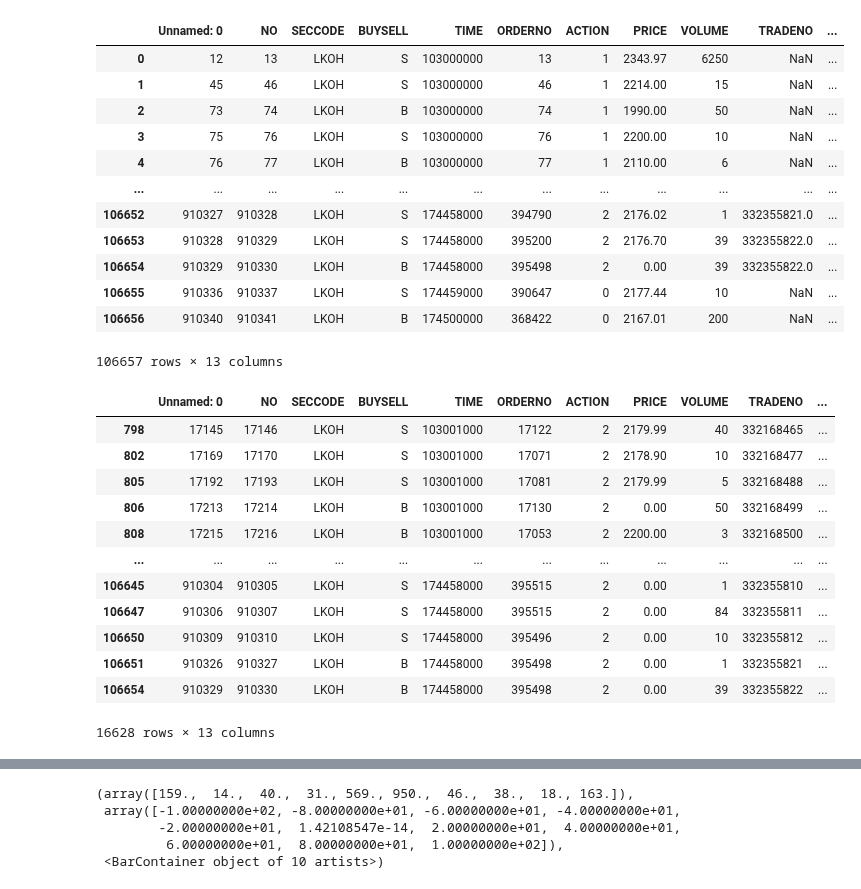
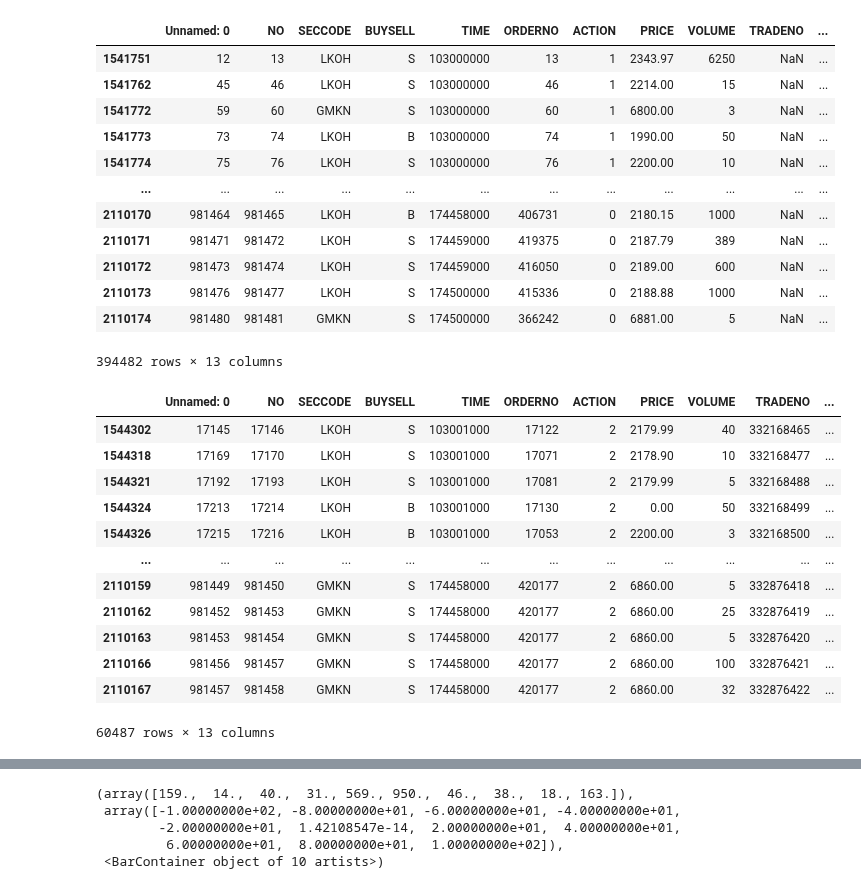
Before and after one commit to leonid-tkach/order-book-plot-find, a Jupyter notebook: OBPlots_Attributes.ipynb, the cells around one changed output, grey strips where cells are left out. Drawn from its saved outputs; the diff is of its cells as text; code cells hidden in the pictures.

Commit message:
filter with .isin

```diff
--- a/OBPlots_Attributes.ipynb
+++ b/OBPlots_Attributes.ipynb
@@ -14,26 +14,33 @@ import matplotlib.pyplot as plt
 # OrderBookPlots2002_df[(OrderBookPlots2002_df.PRICE != OrderBookPlots2002_df.TRADEPRICE) &
 #                  pd.notnull(OrderBookPlots2002_df.TRADEPRICE)]
 # %%
-OrderBookPlots2007_df = pd.read_csv('./resources/for_pres/raw_2_OBPlots_df.csv')
+# OrderBookPlots2007_df = pd.read_csv('./resources/for_pres/raw_2_OBPlots_df.csv')
+OrderBookPlots2007_df = pd.read_csv('./resources/LKOH_SBER_GMKN_2007_10.csv')
+OrderBookPlots2007_df = OrderBookPlots2007_df[(OrderBookPlots2007_df.SECCODE.isin(['LKOH', 'GMKN']))
+                                               & (OrderBookPlots2007_df.DATE.isin(['2007-10-08', '2007-10-09']))]
+# OrderBookPlots2007_df = OrderBookPlots2007_df.loc[((OrderBookPlots2007_df.SECCODE == 'LKOH') |
+#                                                   (OrderBookPlots2007_df.SECCODE == 'GMKN')) &
+#                                                  ((OrderBookPlots2007_df.DATE == '2007-10-08') |
+#                                                  (OrderBookPlots2007_df.DATE == '2007-10-09'))]
 # OrderBookPlots2007_df = pd.read_csv('./resources/LKOH_SBER_GMKN_2007_10.csv')
 # OrderBookPlots2007_df = OrderBookPlots2007_df[(OrderBookPlots2007_df.SECCODE == 'LKOH') &
 #                                               (OrderBookPlots2007_df.DATE == '2007-10-08')]
 # OrderBookPlots2007_df = OrderBookPlots2007_df[OrderBookPlots2007_df.DATE.isin(['2007-10-01', '2007-10-02'])]
 OrderBookPlots2007_df
 # %% [output]
 |  | Unnamed: 0 | NO | SECCODE | BUYSELL | TIME | ORDERNO | ACTION | PRICE | VOLUME | TRADENO | ... |
-| 0 | 12 | 13 | LKOH | S | 103000000 | 13 | 1 | 2343.97 | 6250 | NaN | ... |
-| 1 | 45 | 46 | LKOH | S | 103000000 | 46 | 1 | 2214.00 | 15 | NaN | ... |
-| 2 | 73 | 74 | LKOH | B | 103000000 | 74 | 1 | 1990.00 | 50 | NaN | ... |
-| 3 | 75 | 76 | LKOH | S | 103000000 | 76 | 1 | 2200.00 | 10 | NaN | ... |
-| 4 | 76 | 77 | LKOH | B | 103000000 | 77 | 1 | 2110.00 | 6 | NaN | ... |
+| 1541751 | 12 | 13 | LKOH | S | 103000000 | 13 | 1 | 2343.97 | 6250 | NaN | ... |
+| 1541762 | 45 | 46 | LKOH | S | 103000000 | 46 | 1 | 2214.00 | 15 | NaN | ... |
+| 1541772 | 59 | 60 | GMKN | S | 103000000 | 60 | 1 | 6800.00 | 3 | NaN | ... |
+| 1541773 | 73 | 74 | LKOH | B | 103000000 | 74 | 1 | 1990.00 | 50 | NaN | ... |
+| 1541774 | 75 | 76 | LKOH | S | 103000000 | 76 | 1 | 2200.00 | 10 | NaN | ... |
 | ... | ... | ... | ... | ... | ... | ... | ... | ... | ... | ... | ... |
-| 106652 | 910327 | 910328 | LKOH | S | 174458000 | 394790 | 2 | 2176.02 | 1 | 332355821.0 | ... |
-| 106653 | 910328 | 910329 | LKOH | S | 174458000 | 395200 | 2 | 2176.70 | 39 | 332355822.0 | ... |
-| 106654 | 910329 | 910330 | LKOH | B | 174458000 | 395498 | 2 | 0.00 | 39 | 332355822.0 | ... |
-| 106655 | 910336 | 910337 | LKOH | S | 174459000 | 390647 | 0 | 2177.44 | 10 | NaN | ... |
-| 106656 | 910340 | 910341 | LKOH | B | 174500000 | 368422 | 0 | 2167.01 | 200 | NaN | ... |
+| 2110170 | 981464 | 981465 | LKOH | B | 174458000 | 406731 | 0 | 2180.15 | 1000 | NaN | ... |
+| 2110171 | 981471 | 981472 | LKOH | S | 174459000 | 419375 | 0 | 2187.79 | 389 | NaN | ... |
+| 2110172 | 981473 | 981474 | LKOH | S | 174459000 | 416050 | 0 | 2189.00 | 600 | NaN | ... |
+| 2110173 | 981476 | 981477 | LKOH | S | 174500000 | 415336 | 0 | 2188.88 | 1000 | NaN | ... |
+| 2110174 | 981480 | 981481 | GMKN | S | 174500000 | 366242 | 0 | 6881.00 | 5 | NaN | ... |
-106657 rows × 13 columns
+394482 rows × 13 columns
 # %%
 OrderBookPlots2007_df['TRADENO'] = OrderBookPlots2007_df['TRADENO'].astype(pd.Int64Dtype())
 # %%
@@ -43,18 +50,18 @@ OrderBookPlots2007_df[(OrderBookPlots2007_df.PRICE != OrderBookPlots2007_df.TRAD
                  pd.notnull(OrderBookPlots2007_df.TRADEPRICE)]
 # %% [output]
 |  | Unnamed: 0 | NO | SECCODE | BUYSELL | TIME | ORDERNO | ACTION | PRICE | VOLUME | TRADENO | ... |
-| 798 | 17145 | 17146 | LKOH | S | 103001000 | 17122 | 2 | 2179.99 | 40 | 332168465 | ... |
-| 802 | 17169 | 17170 | LKOH | S | 103001000 | 17071 | 2 | 2178.90 | 10 | 332168477 | ... |
-| 805 | 17192 | 17193 | LKOH | S | 103001000 | 17081 | 2 | 2179.99 | 5 | 332168488 | ... |
-| 806 | 17213 | 17214 | LKOH | B | 103001000 | 17130 | 2 | 0.00 | 50 | 332168499 | ... |
-| 808 | 17215 | 17216 | LKOH | B | 103001000 | 17053 | 2 | 2200.00 | 3 | 332168500 | ... |
+| 1544302 | 17145 | 17146 | LKOH | S | 103001000 | 17122 | 2 | 2179.99 | 40 | 332168465 | ... |
+| 1544318 | 17169 | 17170 | LKOH | S | 103001000 | 17071 | 2 | 2178.90 | 10 | 332168477 | ... |
+| 1544321 | 17192 | 17193 | LKOH | S | 103001000 | 17081 | 2 | 2179.99 | 5 | 332168488 | ... |
+| 1544324 | 17213 | 17214 | LKOH | B | 103001000 | 17130 | 2 | 0.00 | 50 | 332168499 | ... |
+| 1544326 | 17215 | 17216 | LKOH | B | 103001000 | 17053 | 2 | 2200.00 | 3 | 332168500 | ... |
 | ... | ... | ... | ... | ... | ... | ... | ... | ... | ... | ... | ... |
-| 106645 | 910304 | 910305 | LKOH | S | 174458000 | 395515 | 2 | 0.00 | 1 | 332355810 | ... |
-| 106647 | 910306 | 910307 | LKOH | S | 174458000 | 395515 | 2 | 0.00 | 84 | 332355811 | ... |
-| 106650 | 910309 | 910310 | LKOH | S | 174458000 | 395496 | 2 | 0.00 | 10 | 332355812 | ... |
-| 106651 | 910326 | 910327 | LKOH | B | 174458000 | 395498 | 2 | 0.00 | 1 | 332355821 | ... |
-| 106654 | 910329 | 910330 | LKOH | B | 174458000 | 395498 | 2 | 0.00 | 39 | 332355822 | ... |
+| 2110159 | 981449 | 981450 | GMKN | S | 174458000 | 420177 | 2 | 6860.00 | 5 | 332876418 | ... |
+| 2110162 | 981452 | 981453 | GMKN | S | 174458000 | 420177 | 2 | 6860.00 | 25 | 332876419 | ... |
+| 2110163 | 981453 | 981454 | GMKN | S | 174458000 | 420177 | 2 | 6860.00 | 5 | 332876420 | ... |
+| 2110166 | 981456 | 981457 | GMKN | S | 174458000 | 420177 | 2 | 6860.00 | 100 | 332876421 | ... |
+| 2110167 | 981457 | 981458 | GMKN | S | 174458000 | 420177 | 2 | 6860.00 | 32 | 332876422 | ... |
-16628 rows × 13 columns
+60487 rows × 13 columns
 # %%
 # OrderBookPlots2002_2000ms_df = OrderBookPlots2002_df[(OrderBookPlots2002_df.TIME >= 103002000) & (OrderBookPlots2002_df.TIME <= 103003000)]
 # OrderBookPlots2002_2000ms_df
```
Also changed, not shown: parts of 18 cells of this notebook, 2 other files.
